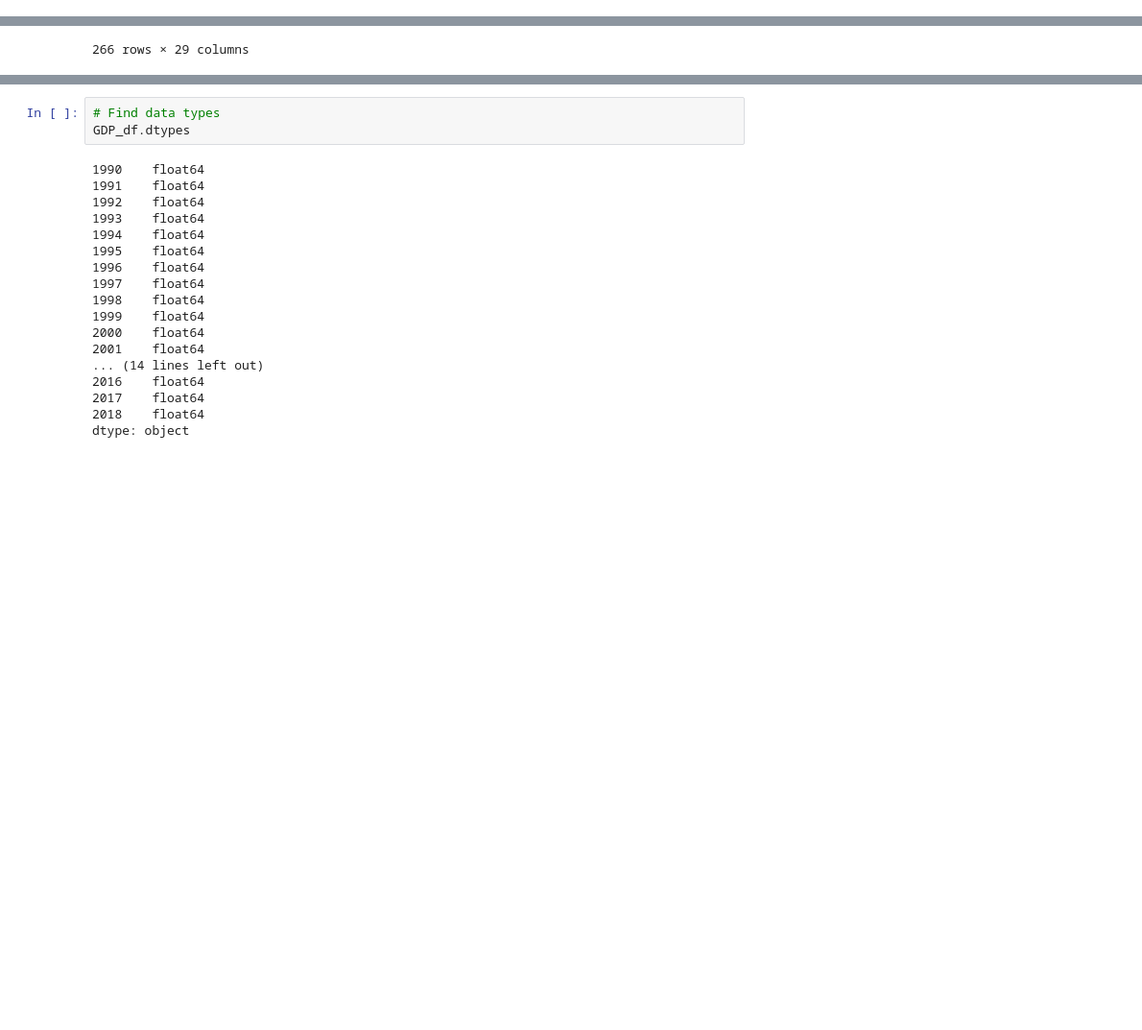
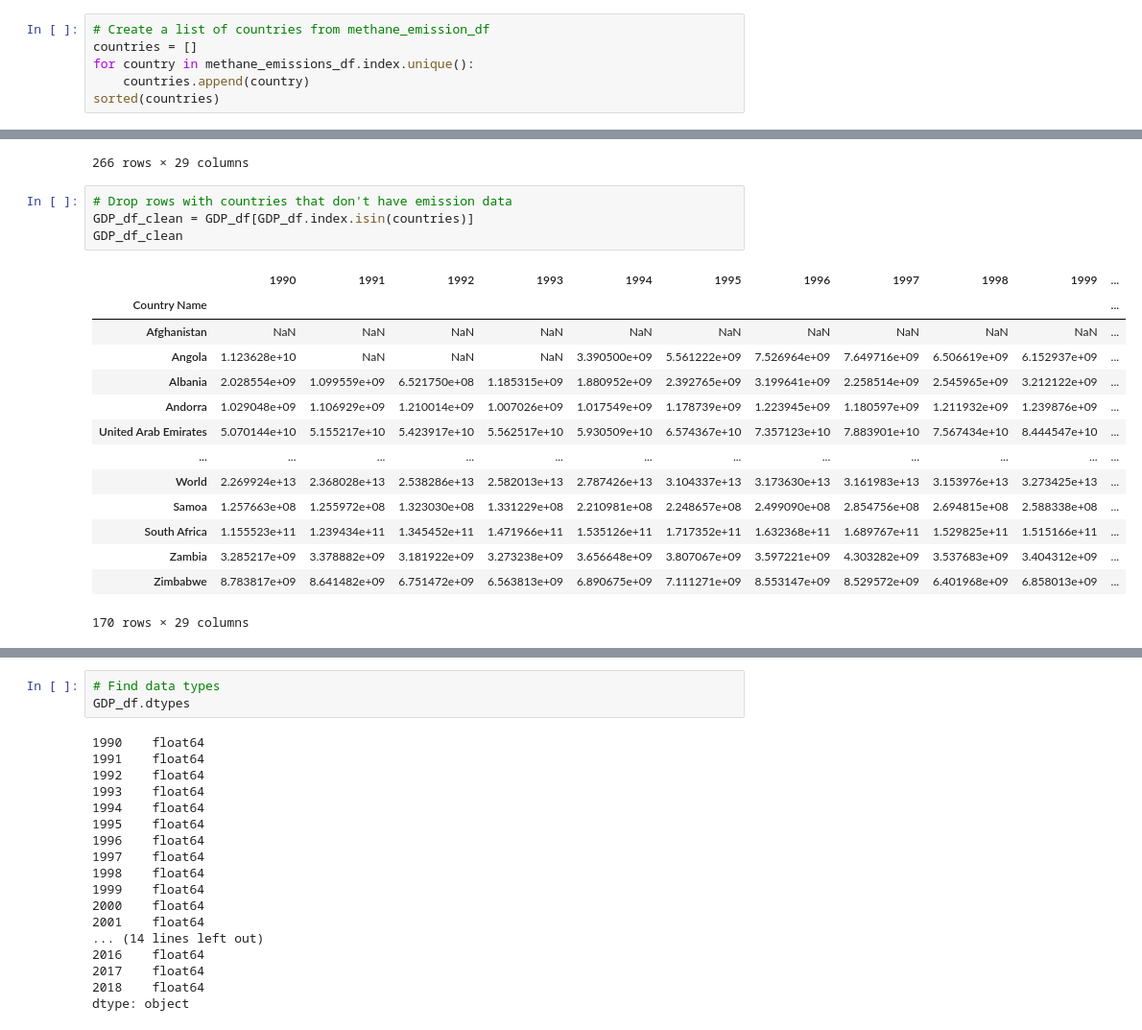
Before and after one commit to OxanaDrotieva/Methane_emissions_analysis, a Jupyter notebook: methane-emissions.ipynb, the cells around one changed output, grey strips where cells are left out. Shown at 96% size. Drawn from its saved outputs; the diff is of its cells as text; blank space fills up the shorter version.

```diff
--- a/methane-emissions.ipynb
+++ b/methane-emissions.ipynb
@@ -37,3 +51,9 @@ methane_emissions_df.head()
 | Russia | Total excluding LUCF | 849.57 | 850.17 | 852.55 | 835.56 | 830.22 | 825.64 | 824.27 | 814.67 | 801.36 | ... | ... |
 | China | Energy | 739.58 | 741.73 | 743.88 | 746.03 | 723.02 | 700.01 | 677.00 | 635.32 | 593.65 | ... | ... |
 5 rows × 30 columns
+# %%
+# Create a list of countries from methane_emission_df
+countries = []
+for country in methane_emissions_df.index.unique():
+    countries.append(country)
+sorted(countries)
@@ -77,3 +119,22 @@ GDP_df
 | Zambia | 3.285217e+09 | 3.378882e+09 | 3.181922e+09 | 3.273238e+09 | 3.656648e+09 | 3.807067e+09 | 3.597221e+09 | 4.303282e+09 | 3.537683e+09 | 3.404312e+09 | ... |
 | Zimbabwe | 8.783817e+09 | 8.641482e+09 | 6.751472e+09 | 6.563813e+09 | 6.890675e+09 | 7.111271e+09 | 8.553147e+09 | 8.529572e+09 | 6.401968e+09 | 6.858013e+09 | ... |
 266 rows × 29 columns
+# %%
+# Drop rows with countries that don't have emission data
+GDP_df_clean = GDP_df[GDP_df.index.isin(countries)]
+GDP_df_clean
+# %% [output]
+|  | 1990 | 1991 | 1992 | 1993 | 1994 | 1995 | 1996 | 1997 | 1998 | 1999 | ... |
+| Country Name |  |  |  |  |  |  |  |  |  |  | ... |
+| Afghanistan | NaN | NaN | NaN | NaN | NaN | NaN | NaN | NaN | NaN | NaN | ... |
+| Angola | 1.123628e+10 | NaN | NaN | NaN | 3.390500e+09 | 5.561222e+09 | 7.526964e+09 | 7.649716e+09 | 6.506619e+09 | 6.152937e+09 | ... |
+| Albania | 2.028554e+09 | 1.099559e+09 | 6.521750e+08 | 1.185315e+09 | 1.880952e+09 | 2.392765e+09 | 3.199641e+09 | 2.258514e+09 | 2.545965e+09 | 3.212122e+09 | ... |
+| Andorra | 1.029048e+09 | 1.106929e+09 | 1.210014e+09 | 1.007026e+09 | 1.017549e+09 | 1.178739e+09 | 1.223945e+09 | 1.180597e+09 | 1.211932e+09 | 1.239876e+09 | ... |
+| United Arab Emirates | 5.070144e+10 | 5.155217e+10 | 5.423917e+10 | 5.562517e+10 | 5.930509e+10 | 6.574367e+10 | 7.357123e+10 | 7.883901e+10 | 7.567434e+10 | 8.444547e+10 | ... |
+| ... | ... | ... | ... | ... | ... | ... | ... | ... | ... | ... | ... |
+| World | 2.269924e+13 | 2.368028e+13 | 2.538286e+13 | 2.582013e+13 | 2.787426e+13 | 3.104337e+13 | 3.173630e+13 | 3.161983e+13 | 3.153976e+13 | 3.273425e+13 | ... |
+| Samoa | 1.257663e+08 | 1.255972e+08 | 1.323030e+08 | 1.331229e+08 | 2.210981e+08 | 2.248657e+08 | 2.499090e+08 | 2.854756e+08 | 2.694815e+08 | 2.588338e+08 | ... |
+| South Africa | 1.155523e+11 | 1.239434e+11 | 1.345452e+11 | 1.471966e+11 | 1.535126e+11 | 1.717352e+11 | 1.632368e+11 | 1.689767e+11 | 1.529825e+11 | 1.515166e+11 | ... |
+| Zambia | 3.285217e+09 | 3.378882e+09 | 3.181922e+09 | 3.273238e+09 | 3.656648e+09 | 3.807067e+09 | 3.597221e+09 | 4.303282e+09 | 3.537683e+09 | 3.404312e+09 | ... |
+| Zimbabwe | 8.783817e+09 | 8.641482e+09 | 6.751472e+09 | 6.563813e+09 | 6.890675e+09 | 7.111271e+09 | 8.553147e+09 | 8.529572e+09 | 6.401968e+09 | 6.858013e+09 | ... |
+170 rows × 29 columns
```
Also changed, not shown: parts of 14 cells of this notebook.
